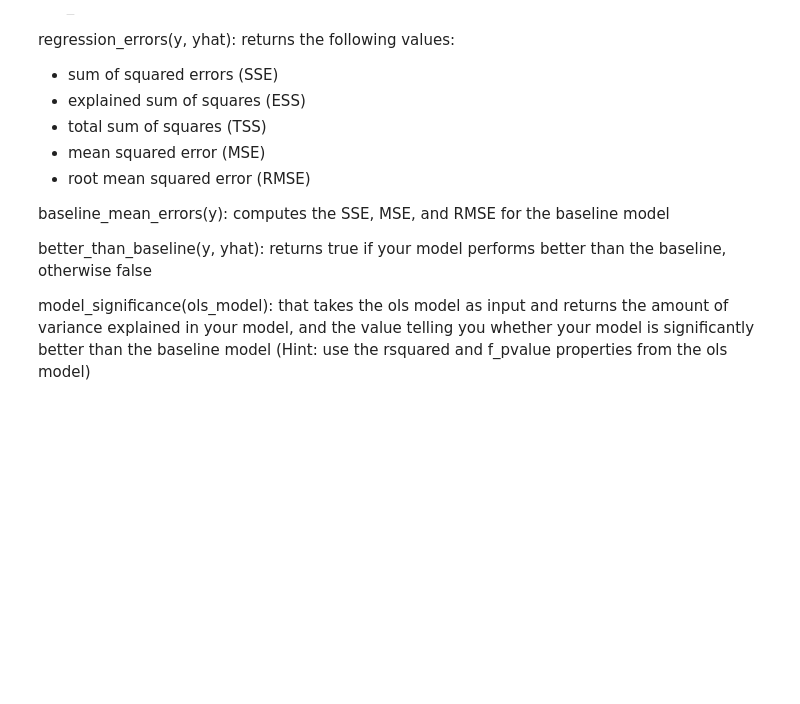
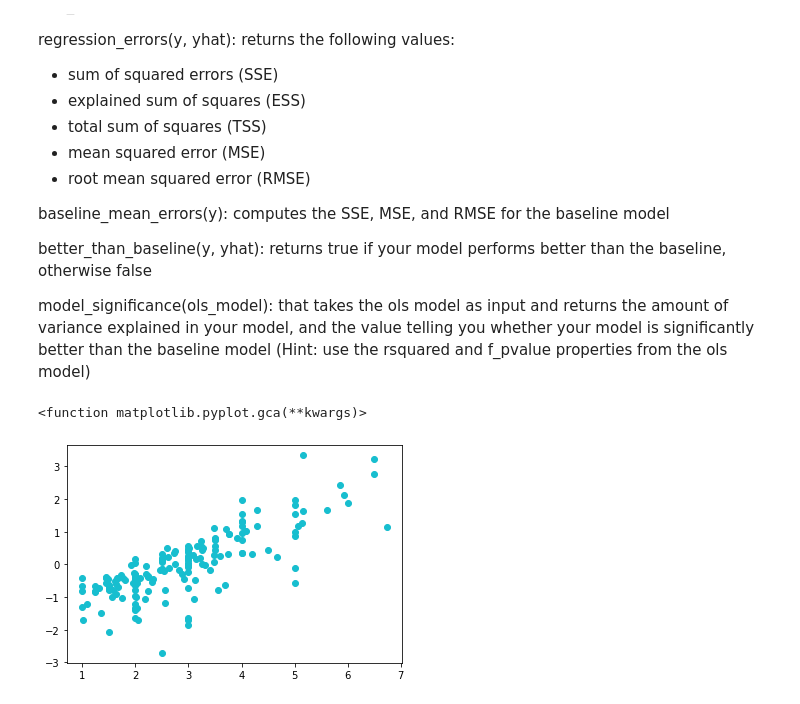
Before and after one commit to yvonneking1/ds-methodologies-exercises, a Jupyter notebook: regression/evaluate.ipynb, the cells around one changed output. Drawn from its saved outputs; the diff is of its cells as text; code cells hidden in the pictures; blank space fills up the shorter version.

```diff
--- a/regression/evaluate.ipynb
+++ b/regression/evaluate.ipynb
@@ -239,3 +241,8 @@ def plot_residuals(y, yhat, color="purple"):
+# %%
+plot_residuals_simple(train.y, train.yhat)
+# %% [output]
+<function matplotlib.pyplot.gca(**kwargs)>
+[figure, added]
 # %%
 def regression_errors(y, yhat):
     """
```
Also changed, not shown: parts of 3 cells of this notebook.
